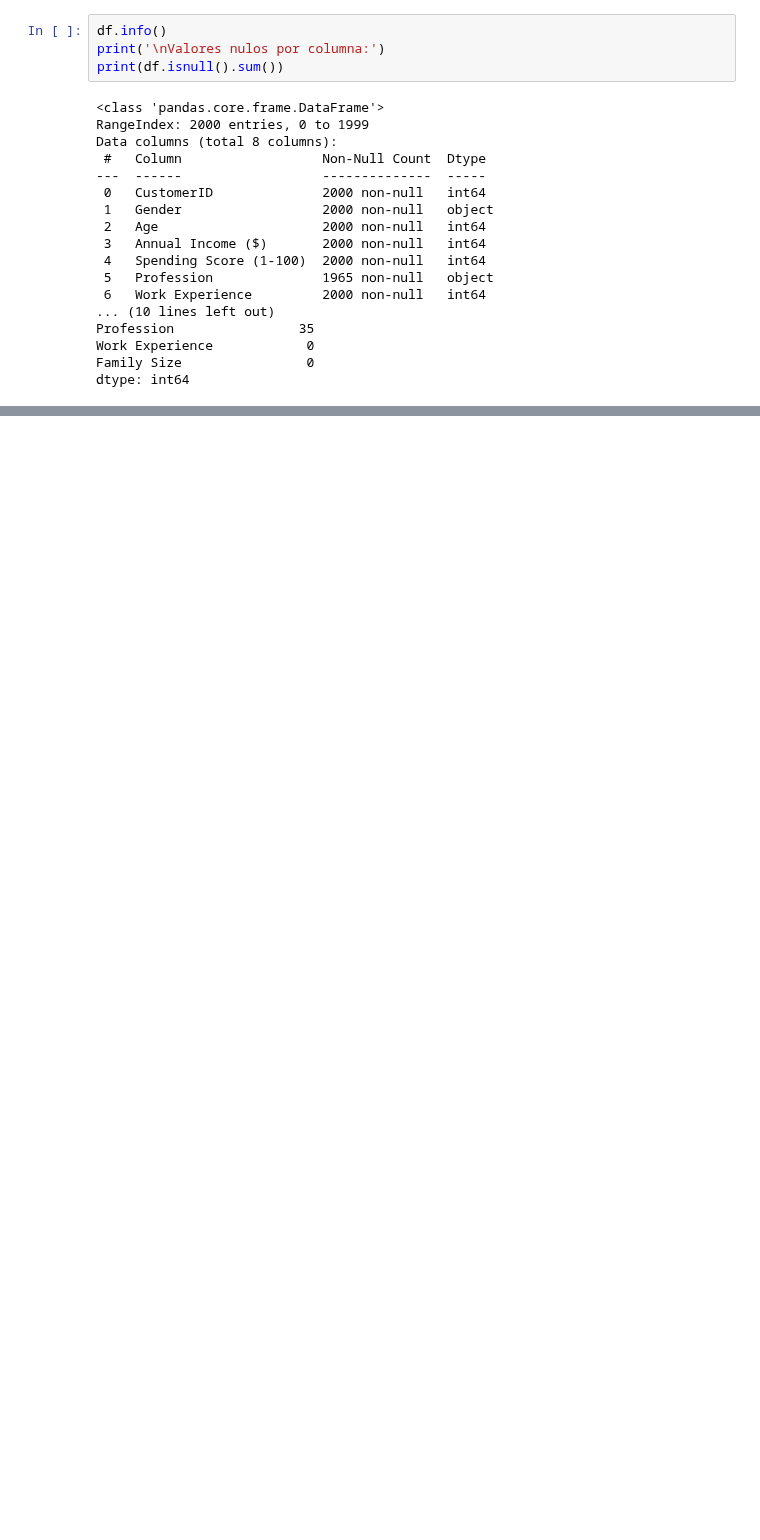
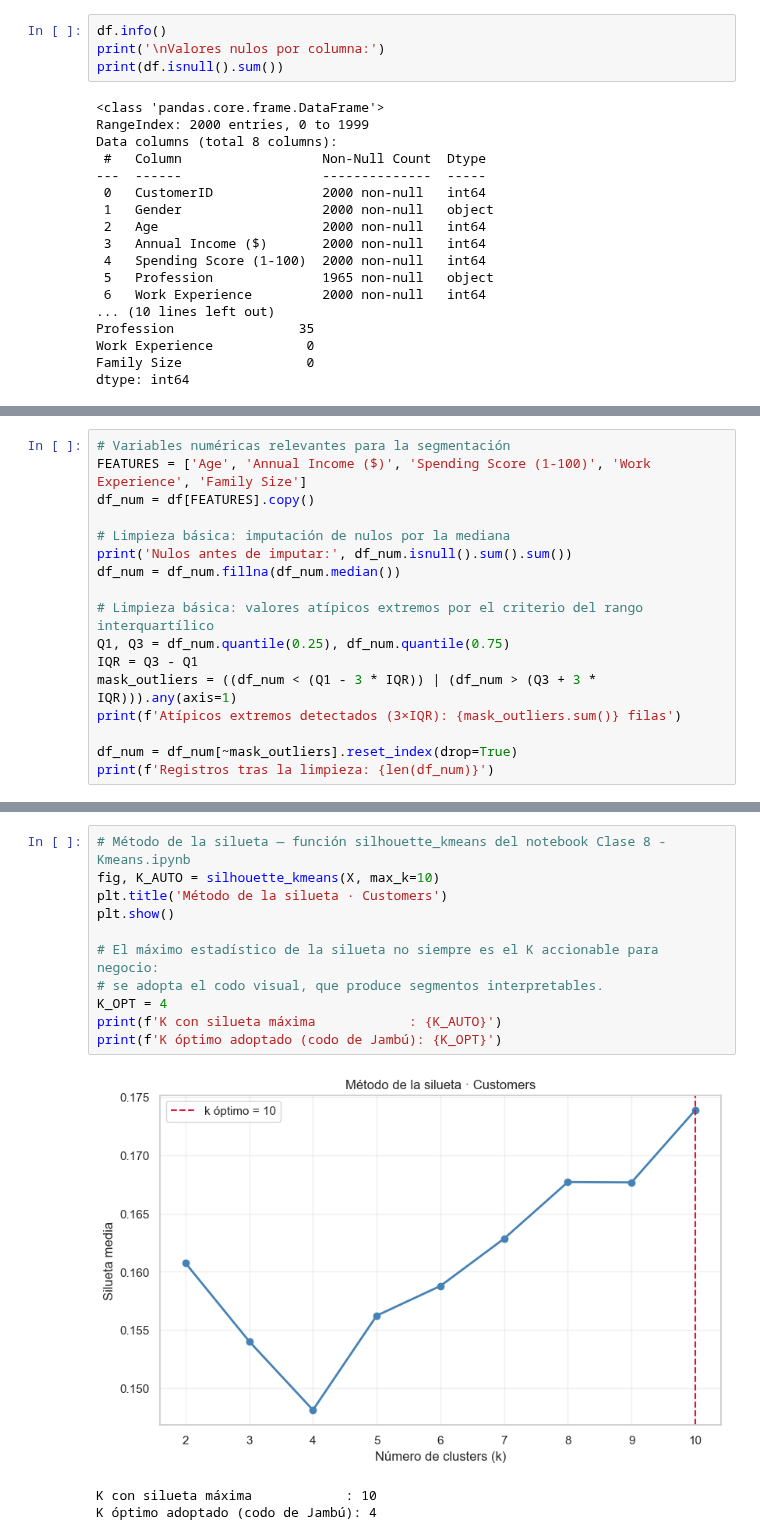
Before and after one commit to DannyV1992/curso_mineria_de_datos, a Jupyter notebook: Tareas/Tarea_6/1_Customers.ipynb, the cells around one changed output, grey strips where cells are left out. Drawn from its saved outputs; the diff is of its cells as text; blank space fills up the shorter version.

```diff
--- a/Tareas/Tarea_6/1_Customers.ipynb
+++ b/Tareas/Tarea_6/1_Customers.ipynb
@@ -523,0 +112,17 @@ cluster
+# %%
+# Variables numéricas relevantes para la segmentación
+FEATURES = ['Age', 'Annual Income ($)', 'Spending Score (1-100)', 'Work Experience', 'Family Size']
+df_num = df[FEATURES].copy()
+
+# Limpieza básica: imputación de nulos por la mediana
+print('Nulos antes de imputar:', df_num.isnull().sum().sum())
+df_num = df_num.fillna(df_num.median())
+
+# Limpieza básica: valores atípicos extremos por el criterio del rango interquartílico
+Q1, Q3 = df_num.quantile(0.25), df_num.quantile(0.75)
+IQR = Q3 - Q1
+mask_outliers = ((df_num < (Q1 - 3 * IQR)) | (df_num > (Q3 + 3 * IQR))).any(axis=1)
+print(f'Atípicos extremos detectados (3×IQR): {mask_outliers.sum()} filas')
+
+df_num = df_num[~mask_outliers].reset_index(drop=True)
+print(f'Registros tras la limpieza: {len(df_num)}')
@@ -523,0 +167,15 @@ cluster
+# %%
+# Método de la silueta — función silhouette_kmeans del notebook Clase 8 - Kmeans.ipynb
+fig, K_AUTO = silhouette_kmeans(X, max_k=10)
+plt.title('Método de la silueta · Customers')
+plt.show()
+
+# El máximo estadístico de la silueta no siempre es el K accionable para negocio:
+# se adopta el codo visual, que produce segmentos interpretables.
+K_OPT = 4
+print(f'K con silueta máxima            : {K_AUTO}')
+print(f'K óptimo adoptado (codo de Jambú): {K_OPT}')
+# %% [output]
+[figure, added]
+K con silueta máxima            : 10
+K óptimo adoptado (codo de Jambú): 4
```
Also changed, not shown: parts of 87 cells of this notebook, 3 other files.
